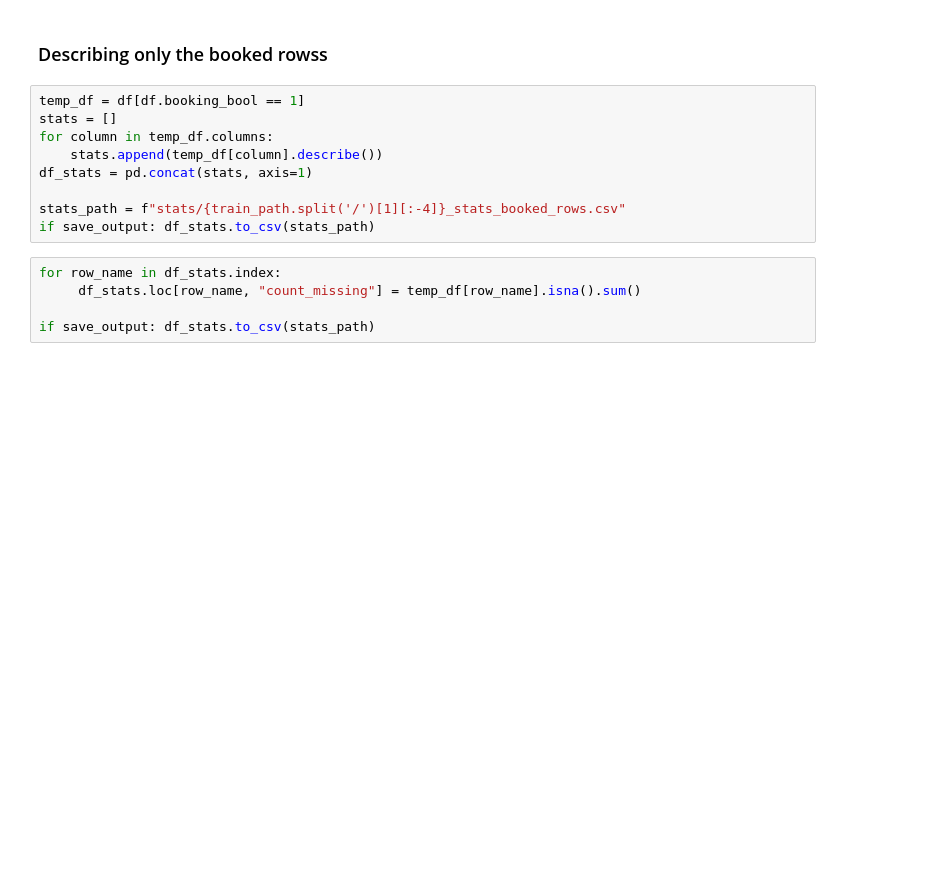
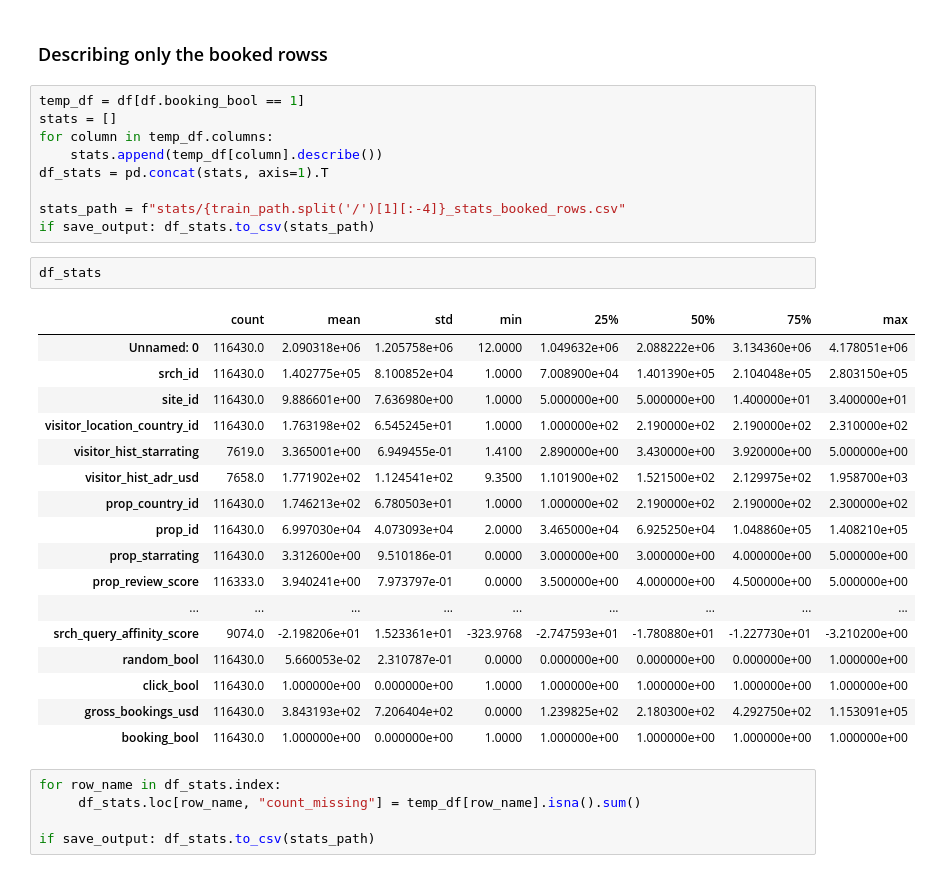
Before and after one commit to michelexyz/DMT-assignment-2, a Jupyter notebook: data_exploration.ipynb, the cells around one changed output. Cells and saved outputs as stored; diff of their text form; blank space fills up the shorter version.

```diff
--- a/data_exploration.ipynb
+++ b/data_exploration.ipynb
@@ -73,10 +73,30 @@ temp_df = df[df.booking_bool == 1]
 stats = []
 for column in temp_df.columns:
     stats.append(temp_df[column].describe())
-df_stats = pd.concat(stats, axis=1)
+df_stats = pd.concat(stats, axis=1).T
 
 stats_path = f"stats/{train_path.split('/')[1][:-4]}_stats_booked_rows.csv"
 if save_output: df_stats.to_csv(stats_path)
+# %%
+df_stats
+# %% [output]
+|  | count | mean | std | min | 25% | 50% | 75% | max |
+| Unnamed: 0 | 116430.0 | 2.090318e+06 | 1.205758e+06 | 12.0000 | 1.049632e+06 | 2.088222e+06 | 3.134360e+06 | 4.178051e+06 |
+| srch_id | 116430.0 | 1.402775e+05 | 8.100852e+04 | 1.0000 | 7.008900e+04 | 1.401390e+05 | 2.104048e+05 | 2.803150e+05 |
+| site_id | 116430.0 | 9.886601e+00 | 7.636980e+00 | 1.0000 | 5.000000e+00 | 5.000000e+00 | 1.400000e+01 | 3.400000e+01 |
+| visitor_location_country_id | 116430.0 | 1.763198e+02 | 6.545245e+01 | 1.0000 | 1.000000e+02 | 2.190000e+02 | 2.190000e+02 | 2.310000e+02 |
+| visitor_hist_starrating | 7619.0 | 3.365001e+00 | 6.949455e-01 | 1.4100 | 2.890000e+00 | 3.430000e+00 | 3.920000e+00 | 5.000000e+00 |
+| visitor_hist_adr_usd | 7658.0 | 1.771902e+02 | 1.124541e+02 | 9.3500 | 1.101900e+02 | 1.521500e+02 | 2.129975e+02 | 1.958700e+03 |
+| prop_country_id | 116430.0 | 1.746213e+02 | 6.780503e+01 | 1.0000 | 1.000000e+02 | 2.190000e+02 | 2.190000e+02 | 2.300000e+02 |
+| prop_id | 116430.0 | 6.997030e+04 | 4.073093e+04 | 2.0000 | 3.465000e+04 | 6.925250e+04 | 1.048860e+05 | 1.408210e+05 |
+| prop_starrating | 116430.0 | 3.312600e+00 | 9.510186e-01 | 0.0000 | 3.000000e+00 | 3.000000e+00 | 4.000000e+00 | 5.000000e+00 |
+| prop_review_score | 116333.0 | 3.940241e+00 | 7.973797e-01 | 0.0000 | 3.500000e+00 | 4.000000e+00 | 4.500000e+00 | 5.000000e+00 |
+| ... | ... | ... | ... | ... | ... | ... | ... | ... |
+| srch_query_affinity_score | 9074.0 | -2.198206e+01 | 1.523361e+01 | -323.9768 | -2.747593e+01 | -1.780880e+01 | -1.227730e+01 | -3.210200e+00 |
+| random_bool | 116430.0 | 5.660053e-02 | 2.310787e-01 | 0.0000 | 0.000000e+00 | 0.000000e+00 | 0.000000e+00 | 1.000000e+00 |
+| click_bool | 116430.0 | 1.000000e+00 | 0.000000e+00 | 1.0000 | 1.000000e+00 | 1.000000e+00 | 1.000000e+00 | 1.000000e+00 |
+| gross_bookings_usd | 116430.0 | 3.843193e+02 | 7.206404e+02 | 0.0000 | 1.239825e+02 | 2.180300e+02 | 4.292750e+02 | 1.153091e+05 |
+| booking_bool | 116430.0 | 1.000000e+00 | 0.000000e+00 | 1.0000 | 1.000000e+00 | 1.000000e+00 | 1.000000e+00 | 1.000000e+00 |
 # %%
 for row_name in df_stats.index:
      df_stats.loc[row_name, "count_missing"] = temp_df[row_name].isna().sum()
```
Also changed, not shown: parts of 4 cells of this notebook.
